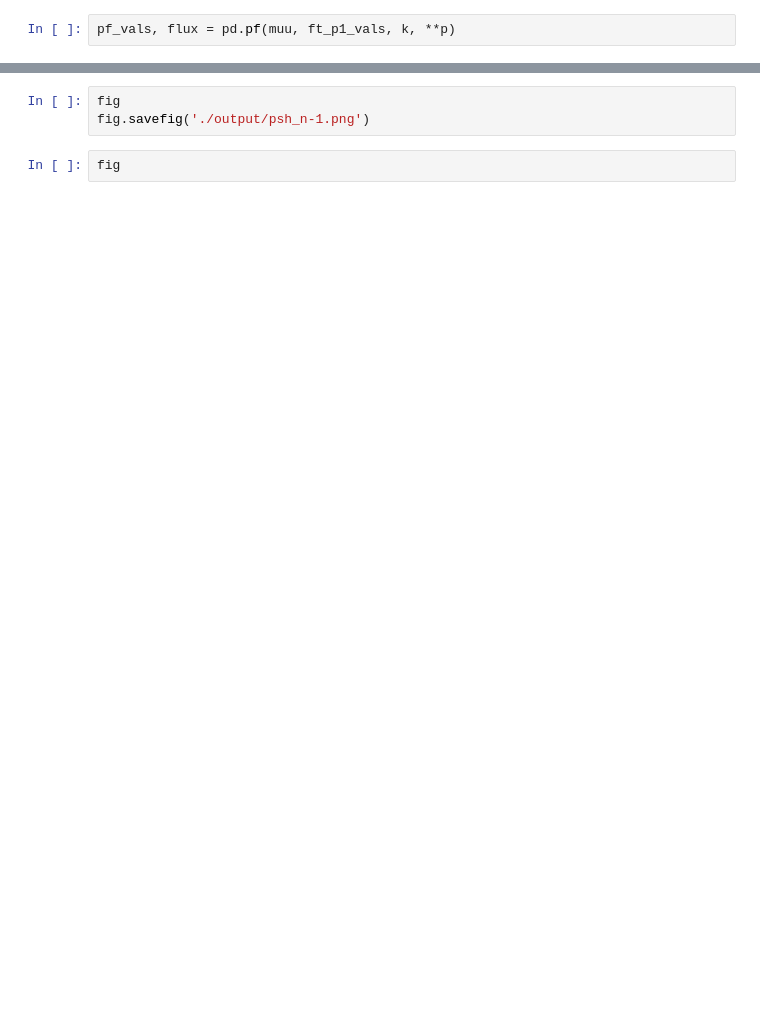
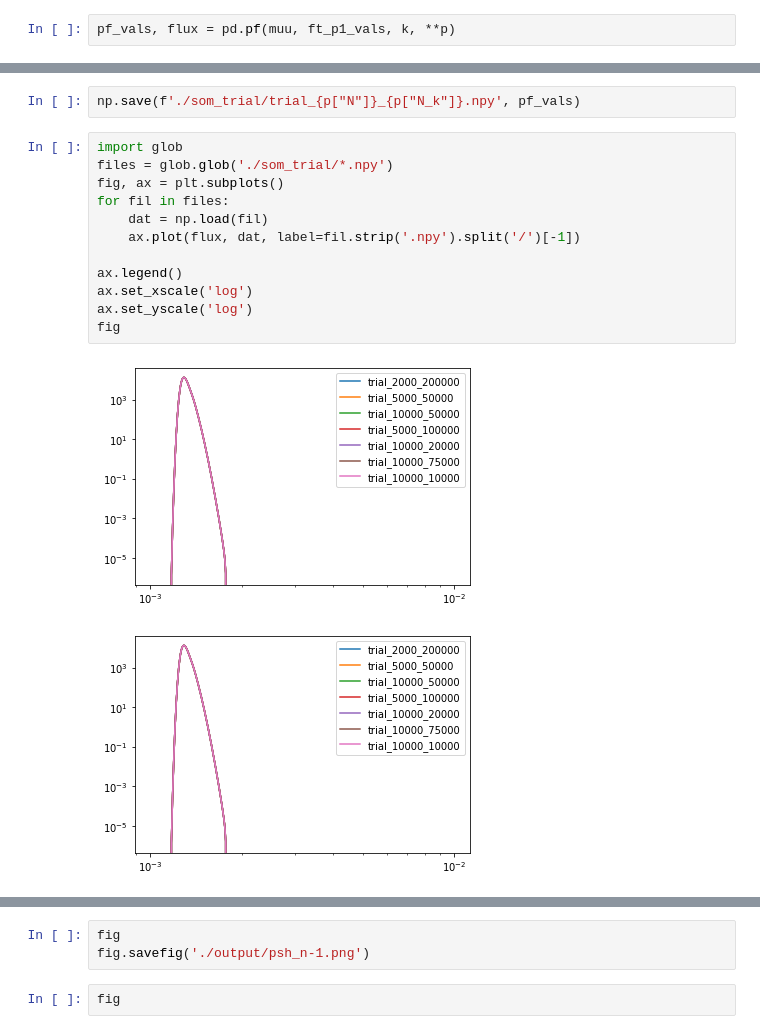
Before and after one commit to runburg/dm_gal_substructure, a Jupyter notebook: n-1_sommerfeld.ipynb, the cells around one changed output, grey strips where cells are left out. Cells and saved outputs as stored; diff of their text form; blank space fills up the shorter version.

```diff
--- a/n-1_sommerfeld.ipynb
+++ b/n-1_sommerfeld.ipynb
@@ -106,2 +106,19 @@ print(f' \int F Psh: {integrate.simps(pf_vals[startl:limi].real * flux[startl:li
+# %%
+np.save(f'./som_trial/trial_{p["N"]}_{p["N_k"]}.npy', pf_vals)
+# %%
+import glob
+files = glob.glob('./som_trial/*.npy')
+fig, ax = plt.subplots()
+for fil in files:
+    dat = np.load(fil)
+    ax.plot(flux, dat, label=fil.strip('.npy').split('/')[-1])
+
+ax.legend()
+ax.set_xscale('log')
+ax.set_yscale('log')
+fig
+# %% [output]
+[figure, added]
+[figure, added]
 # %%
 pshvals, fxs = pd.psh(params, plot=True, infer_values=True)
```
Also changed, not shown: parts of 14 cells of this notebook, 3 other files.
